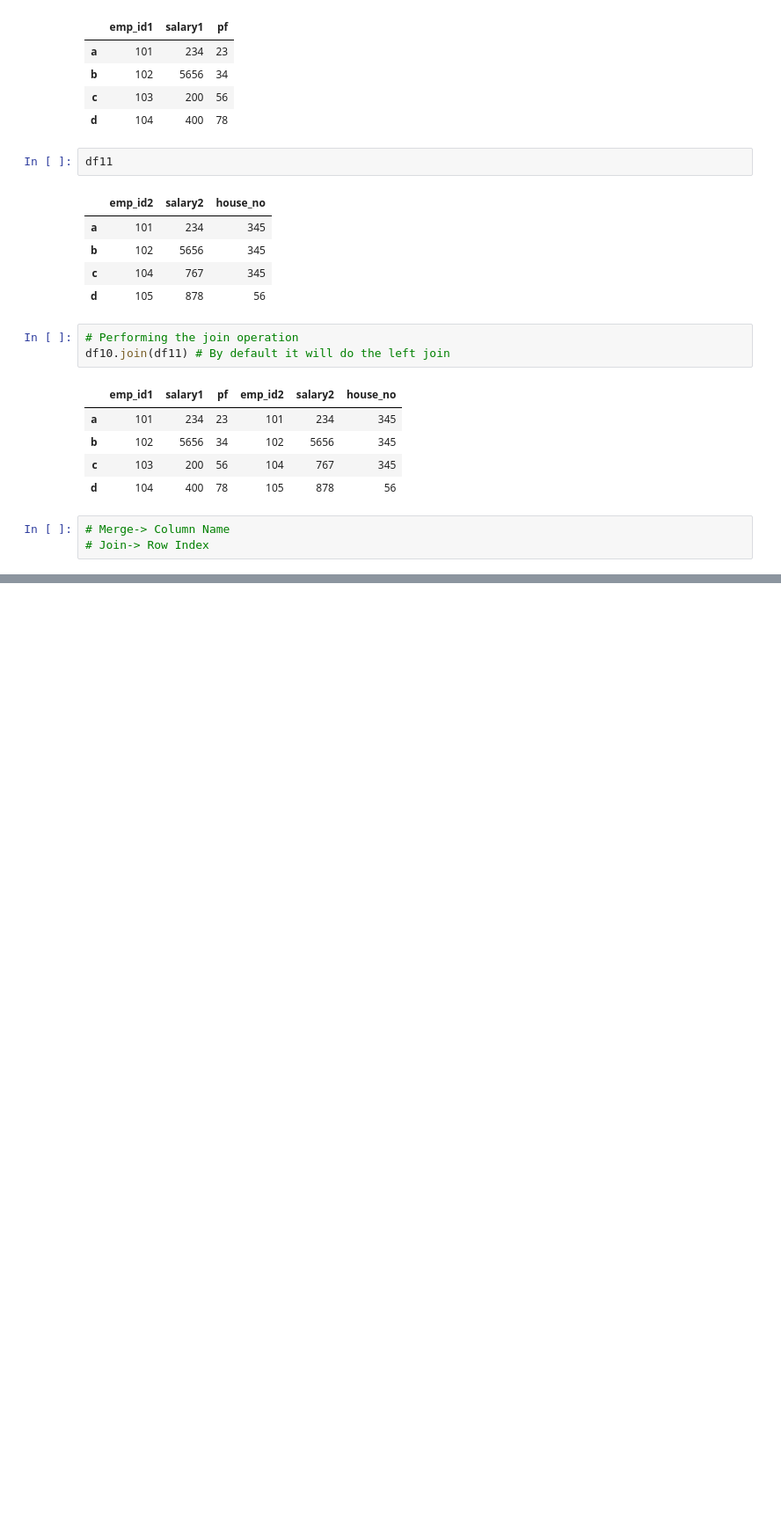
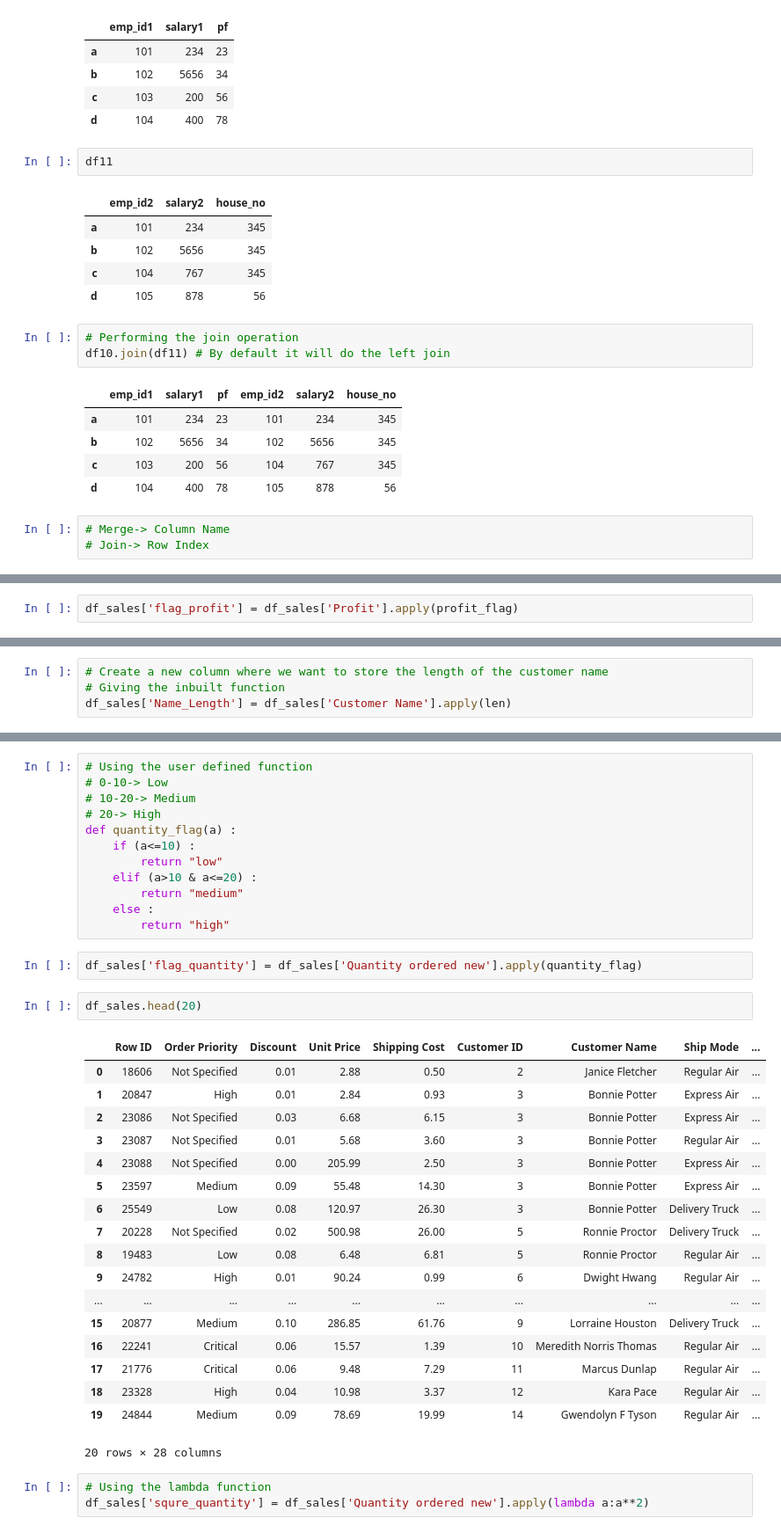
Before and after one commit to guptaayushman24/Ineuron_Python, a Jupyter notebook: Pandas.ipynb, the cells around one changed output, grey strips where cells are left out. Shown at 88% size. Cells and saved outputs as stored; diff of their text form; blank space fills up the shorter version.

```diff
--- a/Pandas.ipynb
+++ b/Pandas.ipynb
@@ -1457,0 +1504,2 @@ df10.join(df11) # By default it will do the left join
+# %%
+df_sales['flag_profit'] = df_sales['Profit'].apply(profit_flag)
@@ -1457,0 +1516,4 @@ df10.join(df11) # By default it will do the left join
+# %%
+# Create a new column where we want to store the length of the customer name
+# Giving the inbuilt function
+df_sales['Name_Length'] = df_sales['Customer Name'].apply(len)
@@ -1457,0 +1530,38 @@ df10.join(df11) # By default it will do the left join
+# %%
+# Using the user defined function
+# 0-10-> Low
+# 10-20-> Medium
+# 20-> High
+def quantity_flag(a) :
+    if (a<=10) :
+        return "low"
+    elif (a>10 & a<=20) :
+        return "medium"
+    else :
+        return "high"
+# %%
+df_sales['flag_quantity'] = df_sales['Quantity ordered new'].apply(quantity_flag)
+# %%
+df_sales.head(20)
+# %% [output]
+|  | Row ID | Order Priority | Discount | Unit Price | Shipping Cost | Customer ID | Customer Name | Ship Mode | ... |
+| 0 | 18606 | Not Specified | 0.01 | 2.88 | 0.50 | 2 | Janice Fletcher | Regular Air | ... |
+| 1 | 20847 | High | 0.01 | 2.84 | 0.93 | 3 | Bonnie Potter | Express Air | ... |
+| 2 | 23086 | Not Specified | 0.03 | 6.68 | 6.15 | 3 | Bonnie Potter | Express Air | ... |
+| 3 | 23087 | Not Specified | 0.01 | 5.68 | 3.60 | 3 | Bonnie Potter | Regular Air | ... |
+| 4 | 23088 | Not Specified | 0.00 | 205.99 | 2.50 | 3 | Bonnie Potter | Express Air | ... |
+| 5 | 23597 | Medium | 0.09 | 55.48 | 14.30 | 3 | Bonnie Potter | Express Air | ... |
+| 6 | 25549 | Low | 0.08 | 120.97 | 26.30 | 3 | Bonnie Potter | Delivery Truck | ... |
+| 7 | 20228 | Not Specified | 0.02 | 500.98 | 26.00 | 5 | Ronnie Proctor | Delivery Truck | ... |
+| 8 | 19483 | Low | 0.08 | 6.48 | 6.81 | 5 | Ronnie Proctor | Regular Air | ... |
+| 9 | 24782 | High | 0.01 | 90.24 | 0.99 | 6 | Dwight Hwang | Regular Air | ... |
+| ... | ... | ... | ... | ... | ... | ... | ... | ... | ... |
+| 15 | 20877 | Medium | 0.10 | 286.85 | 61.76 | 9 | Lorraine Houston | Delivery Truck | ... |
+| 16 | 22241 | Critical | 0.06 | 15.57 | 1.39 | 10 | Meredith Norris Thomas | Regular Air | ... |
+| 17 | 21776 | Critical | 0.06 | 9.48 | 7.29 | 11 | Marcus Dunlap | Regular Air | ... |
+| 18 | 23328 | High | 0.04 | 10.98 | 3.37 | 12 | Kara Pace | Regular Air | ... |
+| 19 | 24844 | Medium | 0.09 | 78.69 | 19.99 | 14 | Gwendolyn F Tyson | Regular Air | ... |
+20 rows × 28 columns
+# %%
+# Using the lambda function
+df_sales['squre_quantity'] = df_sales['Quantity ordered new'].apply(lambda a:a**2)
```
Also changed, not shown: parts of 11 cells of this notebook.
